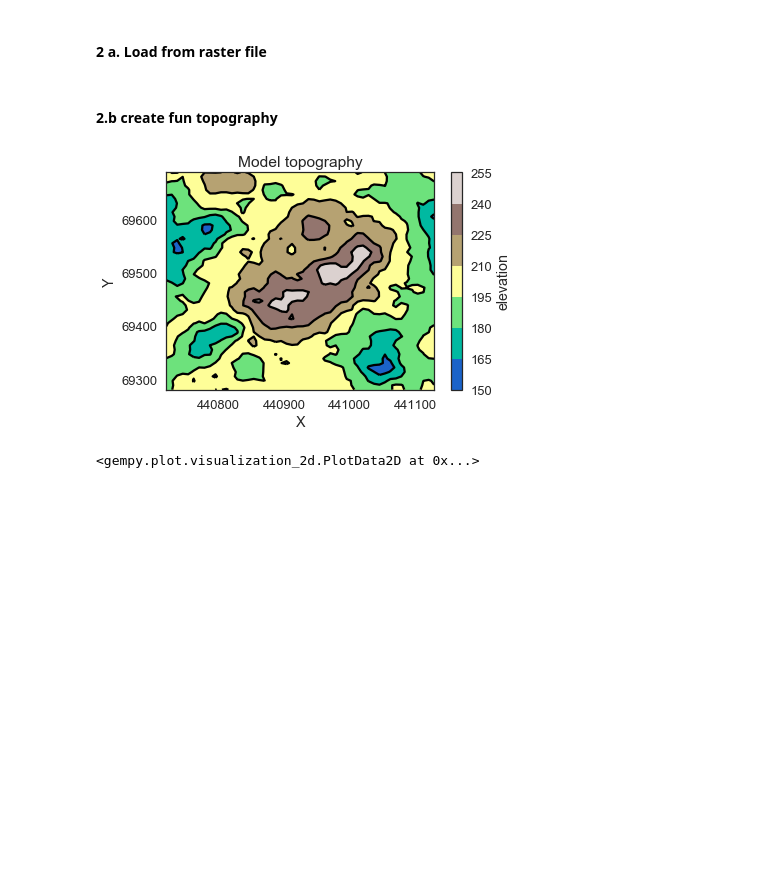
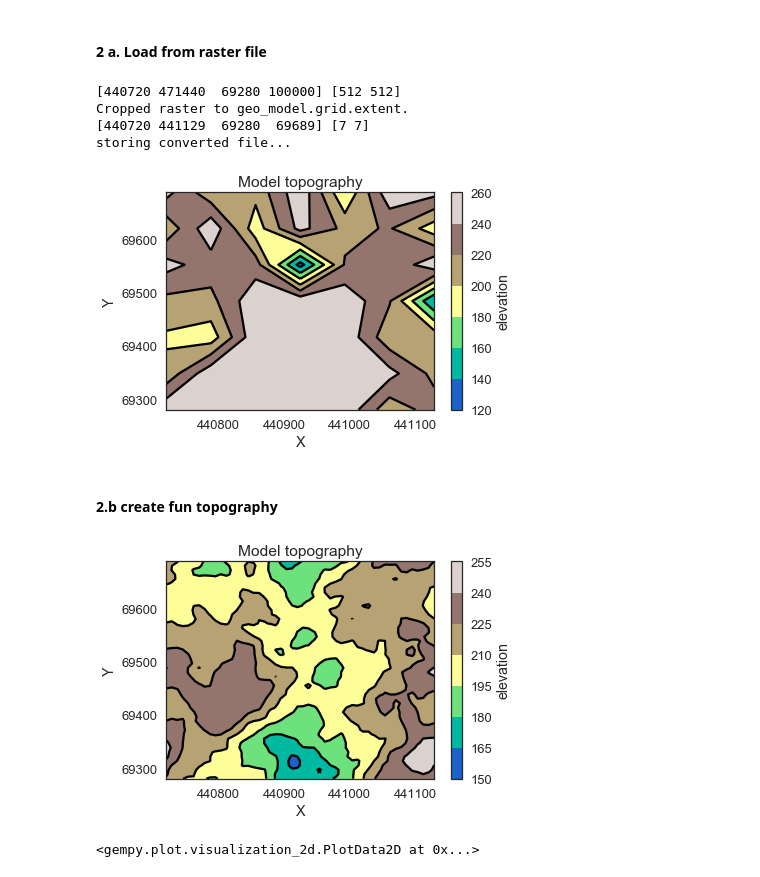
Before and after one commit to gempy-project/gempy, a Jupyter notebook: notebooks/tutorials/ch1-7-Adding_Topography.ipynb, the cells around one changed output. Drawn from its saved outputs; the diff is of its cells as text; code cells hidden in the pictures; blank space fills up the shorter version.

Commit message:
gdal import

```diff
--- a/notebooks/tutorials/ch1-7-Adding_Topography.ipynb
+++ b/notebooks/tutorials/ch1-7-Adding_Topography.ipynb
@@ -41,9 +43,15 @@ gp.map_series_to_surfaces(geo_model, {'series':('layer1','basement')})
 # %% [markdown]
 #### 2 a. Load from raster file
 # %%
-fp = os.pardir+"/input_data/bogota.tif"
+fp = os.pardir+"/data/input_data/tut-ch1-7/bogota.tif"
 # %%
-#geo_model.set_topography(source='gdal',filepath=fp)
+geo_model.set_topography(source='gdal',filepath=fp)
+# %% [output]
+[440720 471440  69280 100000] [512 512]
+Cropped raster to geo_model.grid.extent.
+[440720 441129  69280  69689] [7 7]
+storing converted file...
+[figure, added]
 # %%
 #plt.imshow(geo_model.grid.topography.topo.dem_zval)
 #plt.colorbar()
@@ -52,7 +60,7 @@ fp = os.pardir+"/input_data/bogota.tif"
 # %%
 geo_model.set_topography(source='random')
 # %% [output]
-[figure, old version]
+[figure, new version]
 # %%
 gp.plot.plot_data(geo_model)
 # %% [output]
```
Also changed, not shown: parts of 3 cells of this notebook, 2 other files.
